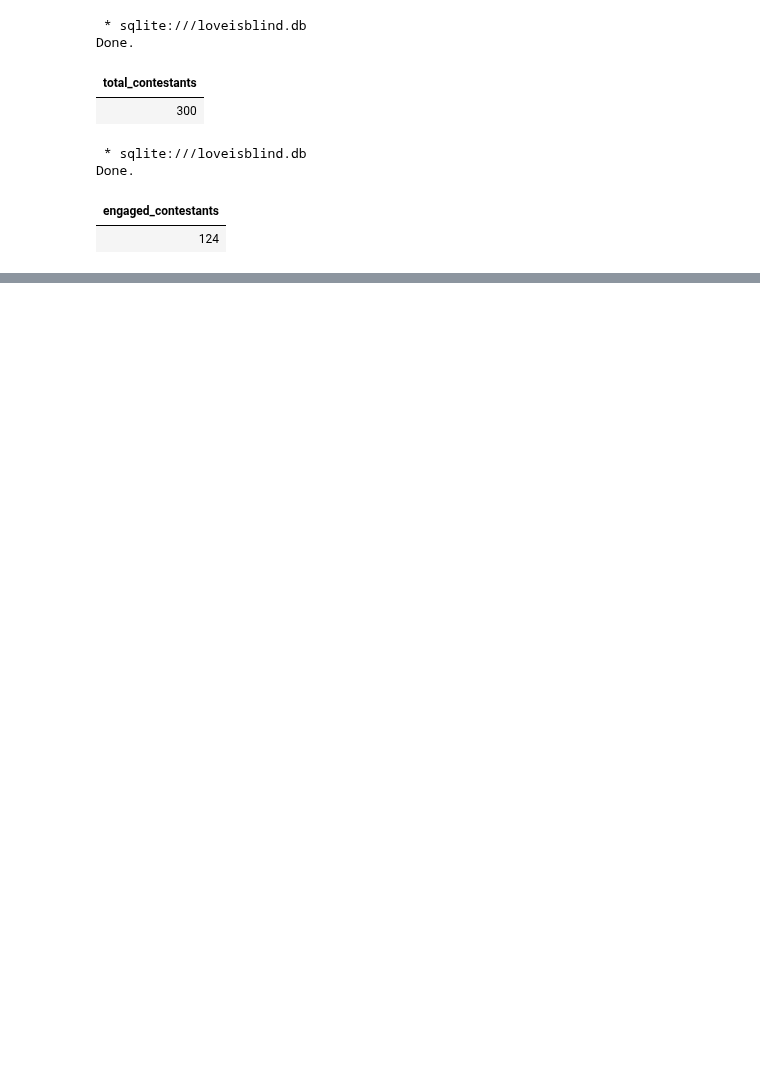
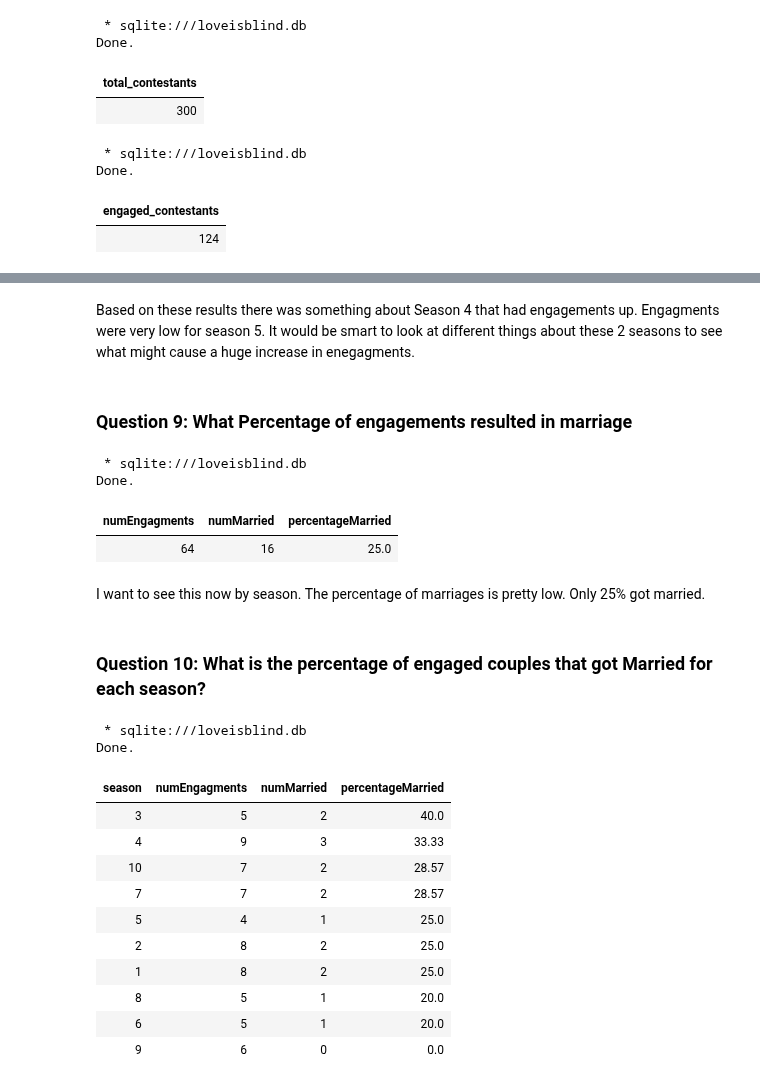
Before and after one commit to ZeeThomas/Love-Is-Blind-Analysis, a Jupyter notebook: analysisV0.ipynb, the cells around one changed output, grey strips where cells are left out. Saved outputs shown, nothing was run; the diff lists cells and outputs as text; code cells hidden in the pictures; blank space fills up the shorter version.

```diff
--- a/analysisV0.ipynb
+++ b/analysisV0.ipynb
@@ -197,0 +282,53 @@ Done.
+# %% [markdown]
+Based on these results there was something about Season 4 that had engagements up. Engagments were very low for season 5. It would be smart to look at different things about these 2 seasons to see what might cause a huge increase in enegagments.
+# %% [markdown]
+### Question 9: What Percentage of engagements resulted in marriage
+# %%
+%%sql
+--SELECT COUNT(*) as numEngagements
+--FROM relationships
+--SELECT COUNT(*) as numMarried
+--FROM relationships
+--WHERE married = 'Y';
+
+--Realized after more learning that this can be put into one query.
+SELECT
+    COUNT(*) as numEngagments,
+    SUM(CASE WHEN married = 'Y' THEN 1 ELSE 0 END) AS numMarried,
+    SUM(CASE WHEN married = 'Y' THEN 1 ELSE 0 END)* 100.0 / COUNT(*) as percentageMarried
+
+FROM relationships
+# %% [output]
+ * sqlite:///loveisblind.db
+Done.
+| numEngagments | numMarried | percentageMarried |
+| 64 | 16 | 25.0 |
+# %% [markdown]
+I want to see this now by season. The percentage of marriages is pretty low. Only 25% got married.
+# %% [markdown]
+### Question 10: What is the percentage of engaged couples that got Married for each season?
+# %%
+%%sql
+SELECT
+    season,
+    COUNT(*) as numEngagments,
+    SUM(CASE WHEN married = 'Y' THEN 1 ELSE 0 END) AS numMarried,
+    round(SUM(CASE WHEN married = 'Y' THEN 1 ELSE 0 END)* 100.0 / COUNT(*), 2)as percentageMarried
+
+FROM relationships
+GROUP BY season
+ORDER BY percentageMarried DESC
+# %% [output]
+ * sqlite:///loveisblind.db
+Done.
+| season | numEngagments | numMarried | percentageMarried |
+| 3 | 5 | 2 | 40.0 |
+| 4 | 9 | 3 | 33.33 |
+| 10 | 7 | 2 | 28.57 |
+| 7 | 7 | 2 | 28.57 |
+| 5 | 4 | 1 | 25.0 |
+| 2 | 8 | 2 | 25.0 |
+| 1 | 8 | 2 | 25.0 |
+| 8 | 5 | 1 | 20.0 |
+| 6 | 5 | 1 | 20.0 |
+| 9 | 6 | 0 | 0.0 |
```
Also changed, not shown: parts of 26 cells of this notebook, 2 other files.
